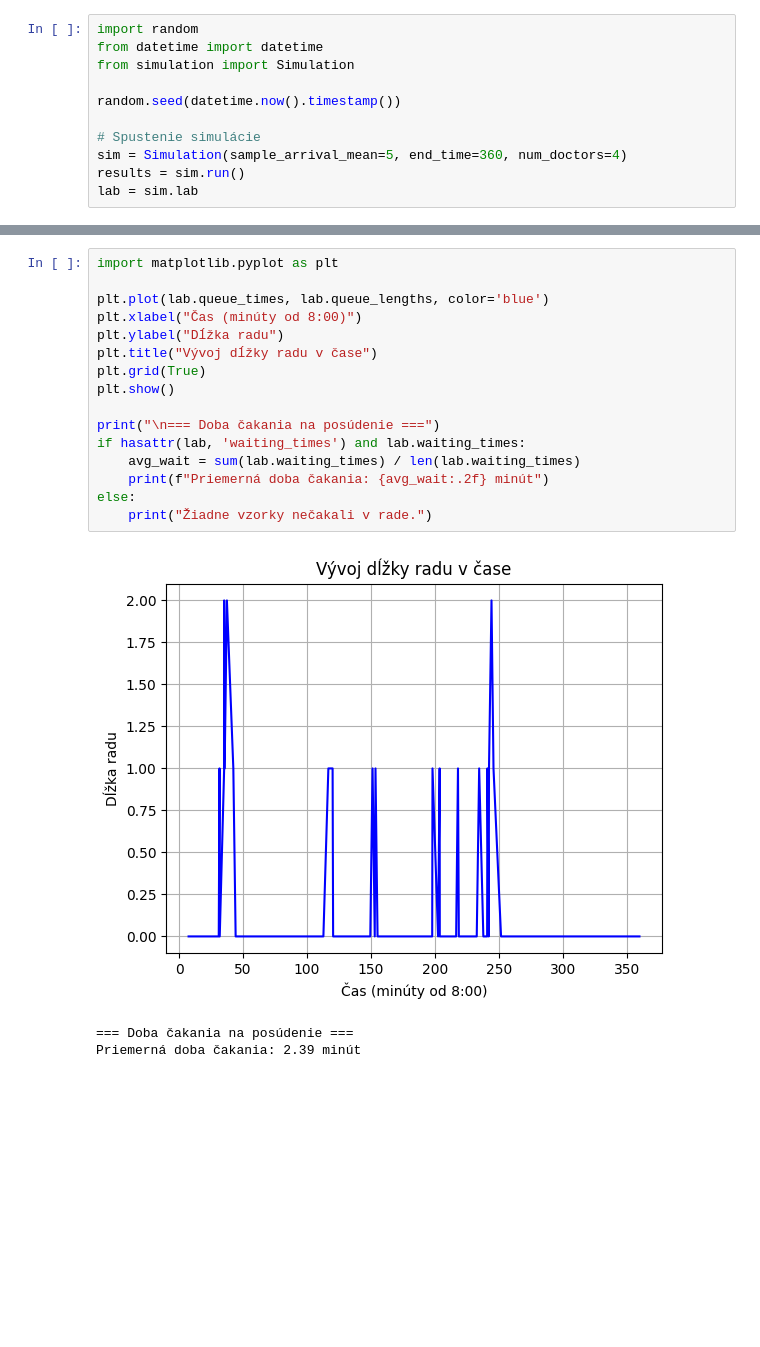
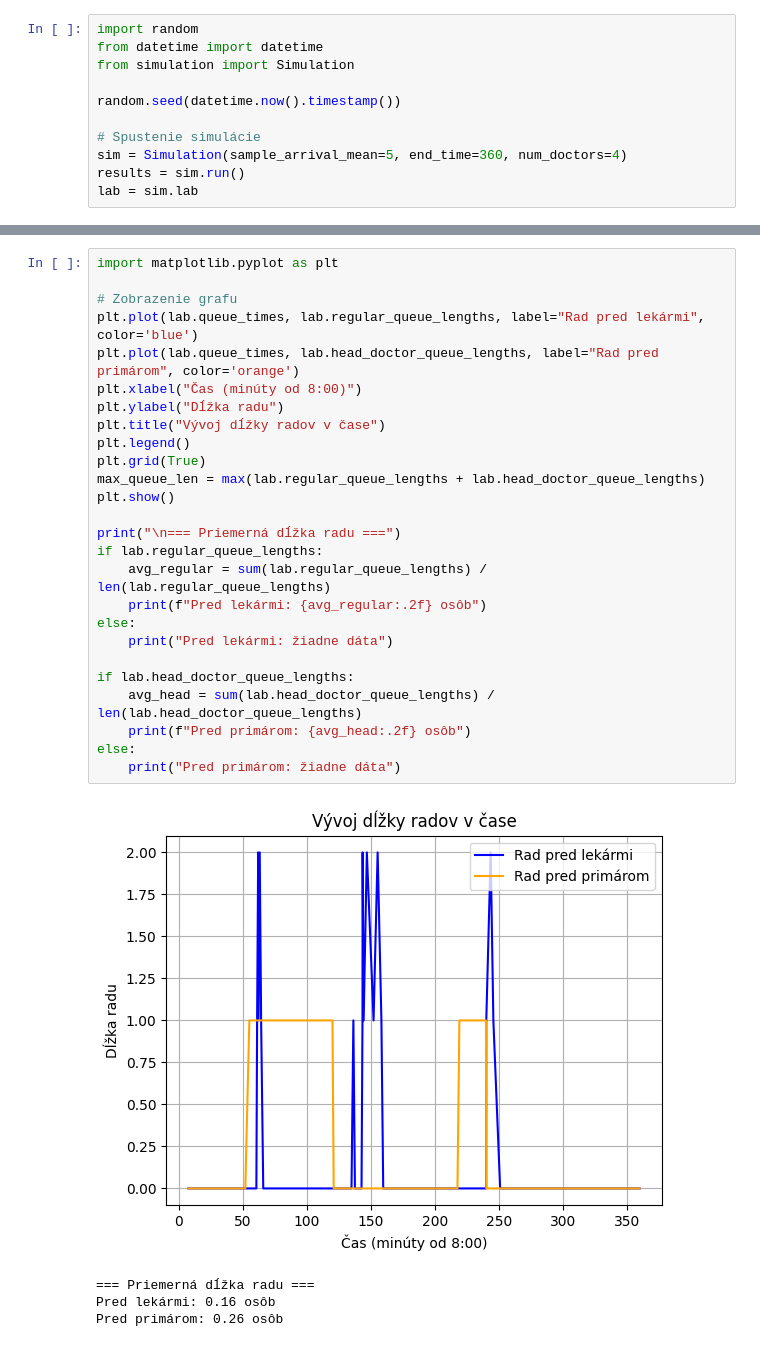
Before and after one commit to tomaschs/ModBioSys, a Jupyter notebook: statistics.ipynb, the cells around one changed output, grey strips where cells are left out. Saved outputs shown, nothing was run; the diff lists cells and outputs as text; blank space fills up the shorter version.

Commit message:
rozlisovanie dlzky radov pred lekarmi a primarom v 1 simulacii

```diff
--- a/statistics.ipynb
+++ b/statistics.ipynb
@@ -22,23 +22,34 @@ Celkový počet spracovaných + nespracovaných vzoriek: 66
 # %%
 import matplotlib.pyplot as plt
 
-plt.plot(lab.queue_times, lab.queue_lengths, color='blue')
+# Zobrazenie grafu
+plt.plot(lab.queue_times, lab.regular_queue_lengths, label="Rad pred lekármi", color='blue')
+plt.plot(lab.queue_times, lab.head_doctor_queue_lengths, label="Rad pred primárom", color='orange')
 plt.xlabel("Čas (minúty od 8:00)")
 plt.ylabel("Dĺžka radu")
-plt.title("Vývoj dĺžky radu v čase")
+plt.title("Vývoj dĺžky radov v čase")
+plt.legend()
 plt.grid(True)
+max_queue_len = max(lab.regular_queue_lengths + lab.head_doctor_queue_lengths)
 plt.show()
 
-print("\n=== Doba čakania na posúdenie ===")
-if hasattr(lab, 'waiting_times') and lab.waiting_times:
-    avg_wait = sum(lab.waiting_times) / len(lab.waiting_times)
-    print(f"Priemerná doba čakania: {avg_wait:.2f} minút")
+print("\n=== Priemerná dĺžka radu ===")
+if lab.regular_queue_lengths:
+    avg_regular = sum(lab.regular_queue_lengths) / len(lab.regular_queue_lengths)
+    print(f"Pred lekármi: {avg_regular:.2f} osôb")
 else:
-    print("Žiadne vzorky nečakali v rade.")
+    print("Pred lekármi: žiadne dáta")
+
+if lab.head_doctor_queue_lengths:
+    avg_head = sum(lab.head_doctor_queue_lengths) / len(lab.head_doctor_queue_lengths)
+    print(f"Pred primárom: {avg_head:.2f} osôb")
+else:
+    print("Pred primárom: žiadne dáta")
 # %% [output]
-[figure, old version]
+[figure, new version]
-=== Doba čakania na posúdenie ===
-Priemerná doba čakania: 2.39 minút
+=== Priemerná dĺžka radu ===
+Pred lekármi: 0.16 osôb
+Pred primárom: 0.26 osôb
 # %%
 from collections import Counter
 
```
Also changed, not shown: parts of 5 cells of this notebook.
